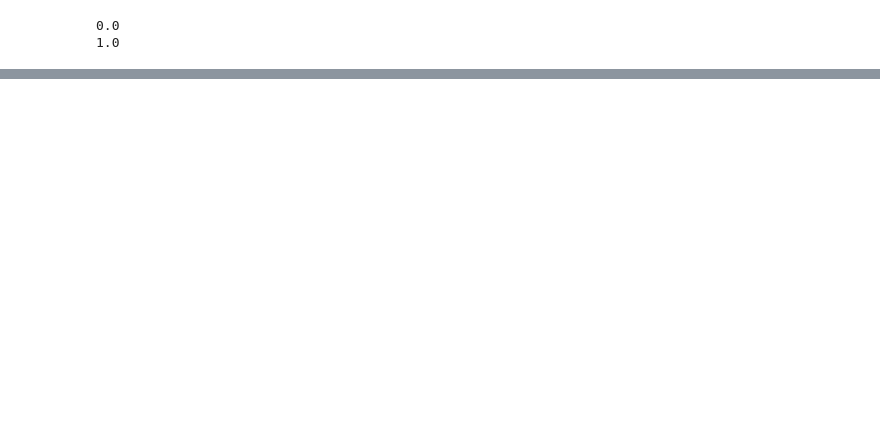
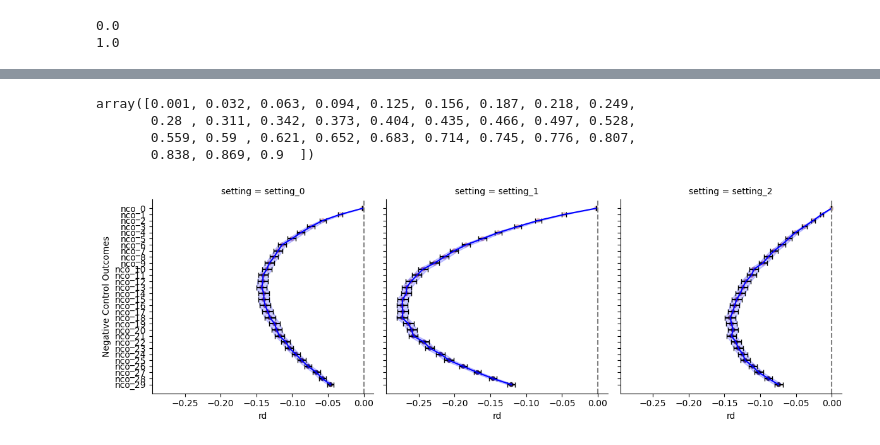
Before and after one commit to phuchonguyen/nco, a Jupyter notebook: jupyter/simulations-with-varying-scales.ipynb, the cells around one changed output, grey strips where cells are left out. Saved outputs shown, nothing was run; the diff lists cells and outputs as text; code cells hidden in the pictures; blank space fills up the shorter version.

```diff
--- a/jupyter/simulations-with-varying-scales.ipynb
+++ b/jupyter/simulations-with-varying-scales.ipynb
@@ -240,0 +825,13 @@ Use LOOV, fit the model on all but one NCO and does posterior predictive on that
+# %%
+num_samps = 1000
+samps = az.extract(trace, var_names=['beta'], num_samples=num_samps).to_dataframe()
+samps = samps.drop(['draw', 'chain'], axis=1)
+samps = samps.reset_index()
+samps = samps.groupby(['setting', 'nco'], as_index=False).agg(
+    low=('beta', lambda x: - np.quantile(np.abs(x), 0.025)),
+    avg=('beta', lambda x: - np.abs(x).mean()),
+    high=('beta', lambda x: - np.quantile(np.abs(x), 0.975))
+)
+samps_data = pd.merge(data_long, samps,
+                     how='left', on=['setting', 'nco'])
+samps_data.head()
@@ -240,0 +864,7 @@ Use LOOV, fit the model on all but one NCO and does posterior predictive on that
+# %%
+x
+# %% [output]
+array([0.001, 0.032, 0.063, 0.094, 0.125, 0.156, 0.187, 0.218, 0.249,
+       0.28 , 0.311, 0.342, 0.373, 0.404, 0.435, 0.466, 0.497, 0.528,
+       0.559, 0.59 , 0.621, 0.652, 0.683, 0.714, 0.745, 0.776, 0.807,
+       0.838, 0.869, 0.9  ])
@@ -240,0 +883,38 @@ Use LOOV, fit the model on all but one NCO and does posterior predictive on that
+# %%
+# Function to add error bars
+def add_vertical_error_bars(x, y, error, **kwargs):
+    data = kwargs.pop("data")
+    ax = plt.gca()
+    for i, (_, row) in enumerate(data.iterrows()):
+        ax.errorbar(row[x], row[y], yerr=1.96*row[error],
+                    fmt='none', ecolor='black', capsize=3)
+
+# for col, data in zip(['rd', 'lrr'], [samps_data, samps_data_lrr]):
+for col, data in zip(['rd'], [samps_data]):
+    # Initialize a facet grid plot
+    g = sns.FacetGrid(data, col='setting', height=4, aspect=1)
+
+    # Create the scatter plot of the simulated data
+    g.map(sns.scatterplot, col, 'nco', 'prevalence', alpha=1)
+
+    # Add error bars faceted by 'type'
+    g.map_dataframe(add_error_bars, col, 'nco', 'se_'+col)
+    g.map(plt.plot, 'avg', 'nco', color='b')
+    g.map(plt.fill_betweenx, 'nco', 'low', 'high', color='b', alpha=.2)
+
+    # Rotate x labels
+    # [plt.setp(ax.get_xticklabels(), rotation=90) for ax in g.axes.flat]
+
+    # Add verticle line at 0.0
+    g.refline(x=0.0)
+
+    # Change x axis label
+    g.set_axis_labels(col, "Negative Control Outcomes")
+
+    # # Set ylim
+    # g.set(ylim=(-1, 1))
+
+    # Show the plot
+    plt.show()
+# %% [output]
+[figure, added]
```
Also changed, not shown: parts of 34 cells of this notebook.
